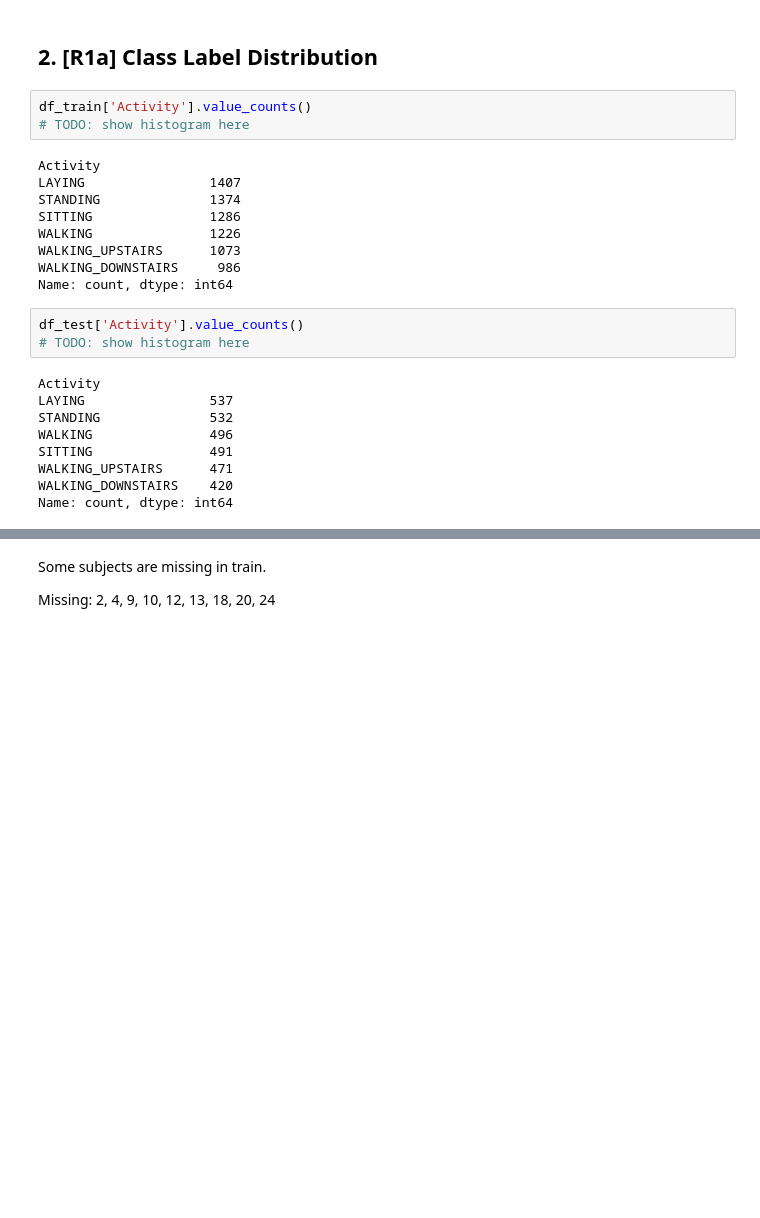
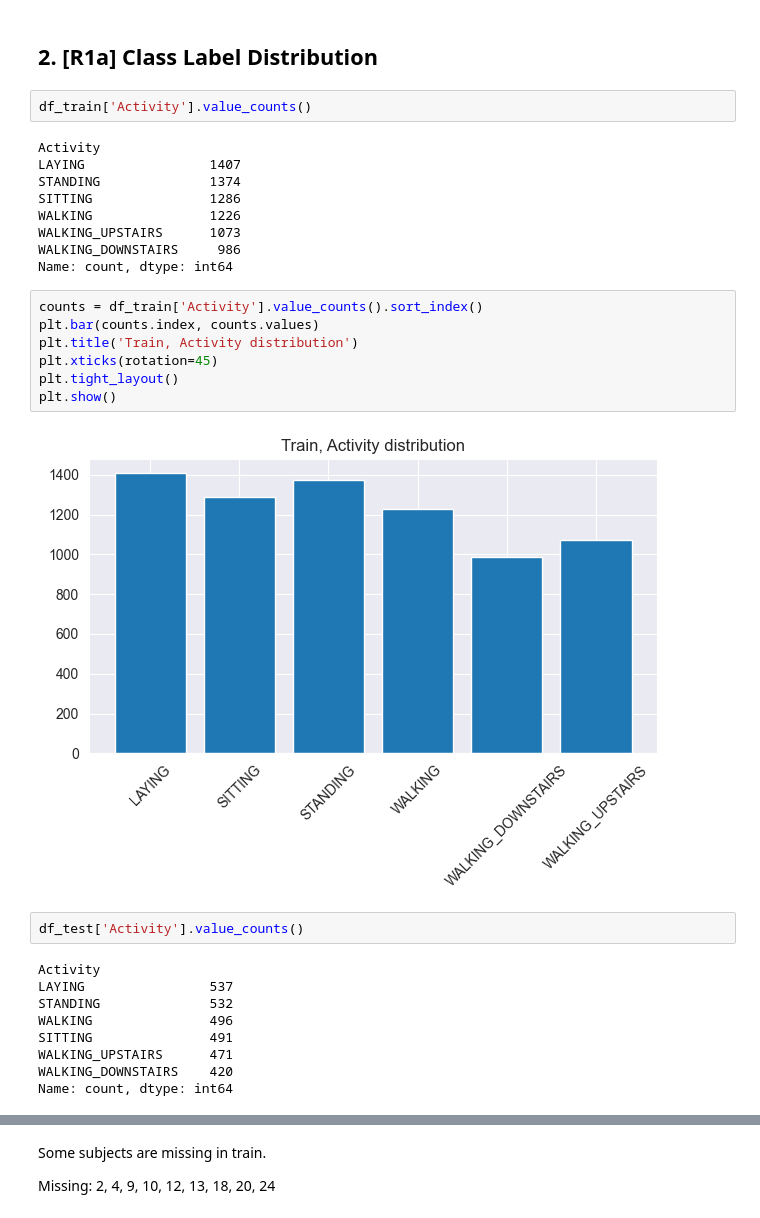
Before and after one commit to MaksimObukhov/human-activity-recognition, a Jupyter notebook: notebook.ipynb, the cells around one changed output, grey strips where cells are left out. Drawn from its saved outputs; the diff is of its cells as text; blank space fills up the shorter version.

```diff
--- a/notebook.ipynb
+++ b/notebook.ipynb
@@ -61,7 +61,6 @@ df_test.head()
 ## 2. [R1a] Class Label Distribution
 # %%
 df_train['Activity'].value_counts()
-# TODO: show histogram here
 # %% [output]
 Activity
 LAYING                1407
@@ -71,9 +70,17 @@ WALKING               1226
 WALKING_UPSTAIRS      1073
 WALKING_DOWNSTAIRS     986
 Name: count, dtype: int64
+# %%
+counts = df_train['Activity'].value_counts().sort_index()
+plt.bar(counts.index, counts.values)
+plt.title('Train, Activity distribution')
+plt.xticks(rotation=45)
+plt.tight_layout()
+plt.show()
+# %% [output]
+[figure, added]
 # %%
 df_test['Activity'].value_counts()
-# TODO: show histogram here
 # %% [output]
 Activity
 LAYING                537
```
Also changed, not shown: parts of 37 cells of this notebook, 1 other file.
